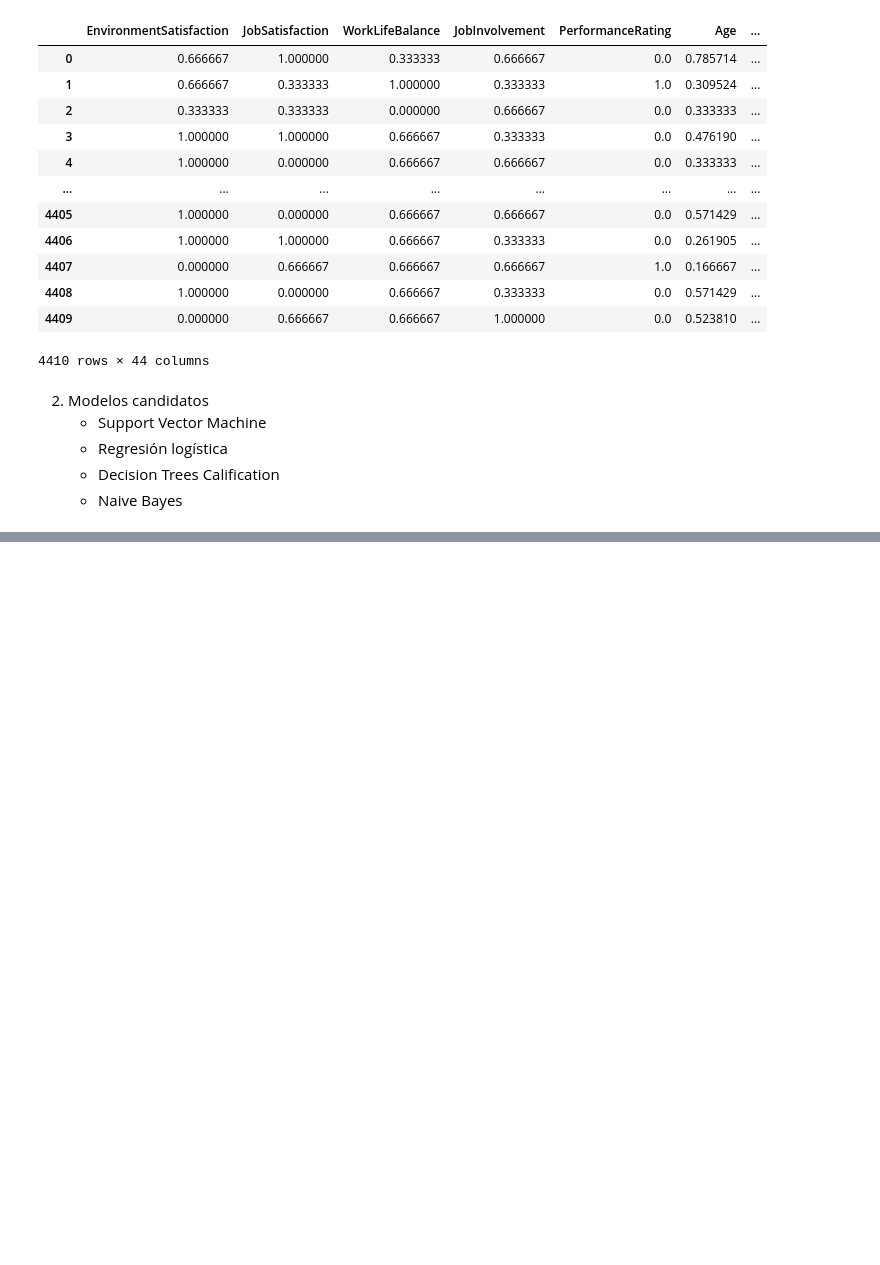
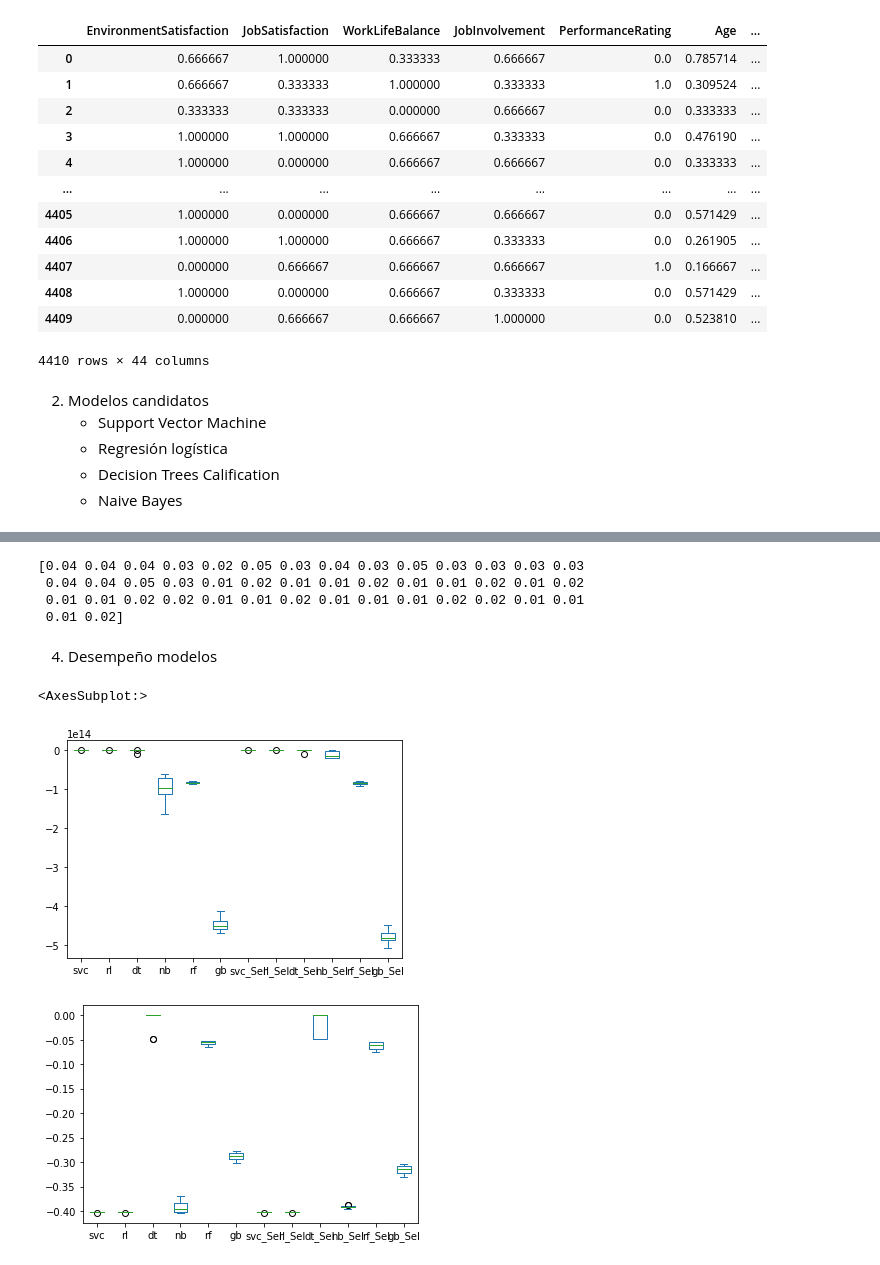
Before and after one commit to jhansanchez/Caso-de-estudio-RH, a Jupyter notebook: casoRH.ipynb, the cells around one changed output, grey strips where cells are left out. Cells and saved outputs as stored; diff of their text form; code cells hidden in the pictures; blank space fills up the shorter version.

```diff
--- a/casoRH.ipynb
+++ b/casoRH.ipynb
@@ -1246 +1241,4 @@ def sel_variables(modelos,X,y, SelectFromModel,np):
     return var_names_ac
+# %%
+var_names=sel_variables(modelos,X,y,SelectFromModel,np,threshold="4*mean")
+var_names.shape
@@ -1246,0 +1249,4 @@ def sel_variables(modelos,X,y, SelectFromModel,np):
+# %%
+X2=X[var_names] ### matriz con variables seleccionadas
+X2.info()
+#X.info()
@@ -1246,0 +1311,47 @@ def sel_variables(modelos,X,y, SelectFromModel,np):
+# %%
+#Feature importance
+modelo = ExtraTreesClassifier(n_estimators=100)
+modelo.fit(X,y)
+print(modelo.feature_importances_)
+#1. Age
+#2. YearsAtCompany
+#3. TotalWorkingYears
+# %% [output]
+[0.04 0.04 0.04 0.03 0.02 0.05 0.03 0.04 0.03 0.05 0.03 0.03 0.03 0.03
+ 0.04 0.04 0.05 0.03 0.01 0.02 0.01 0.01 0.02 0.01 0.01 0.02 0.01 0.02
+ 0.01 0.01 0.02 0.02 0.01 0.01 0.02 0.01 0.01 0.01 0.02 0.02 0.01 0.01
+ 0.01 0.02]
+# %% [markdown]
+4. Desempeño modelos
+# %%
+def medir_modelos(modelos,scoring,X,y,cv,cross_val_score,pd):
+
+    metric_modelos=pd.DataFrame()
+    for modelo in modelos:
+        scores=cross_val_score(modelo,X,y, scoring=scoring, cv=cv )
+        pdscores=pd.DataFrame(scores)
+        metric_modelos=pd.concat([metric_modelos,pdscores],axis=1)
+
+    metric_modelos.columns=["SVC","Reg_log","Decision_Tree","NB", "Random_forest","gradient_boosting"]
+    return metric_modelos
+# %%
+mape_df=medir_modelos(modelos,"neg_mean_absolute_percentage_error",X, y, 10, cross_val_score, pd)
+rmse_df=medir_modelos(modelos,"neg_root_mean_squared_error",X,y,10, cross_val_score, pd)
+
+mape_varsel=medir_modelos(modelos,"neg_mean_absolute_percentage_error",X2,y, 10, cross_val_score, pd)
+rmse_varsel=medir_modelos(modelos,"neg_root_mean_squared_error",X2,y,10, cross_val_score, pd)
+
+mape=pd.concat([mape_df,mape_varsel],axis=1)
+mape.columns=['svc', 'rl','dt','nb', 'rf', 'gb',
+       'svc_Sel', 'rl_Sel','dt_Sel','nb_Sel', 'rf_Sel', 'gb_Sel']
+
+rmse=pd.concat([rmse_df,rmse_varsel],axis=1)
+rmse.columns=['svc', 'rl','dt','nb', 'rf', 'gb',
+       'svc_Sel', 'rl_Sel','dt_Sel','nb_Sel', 'rf_Sel', 'gb_Sel']
+
+mape.plot(kind='box')
+rmse.plot(kind='box')
+# %% [output]
+<AxesSubplot:>
+[figure, added]
+[figure, added]
```
Also changed, not shown: parts of 13 cells of this notebook.
